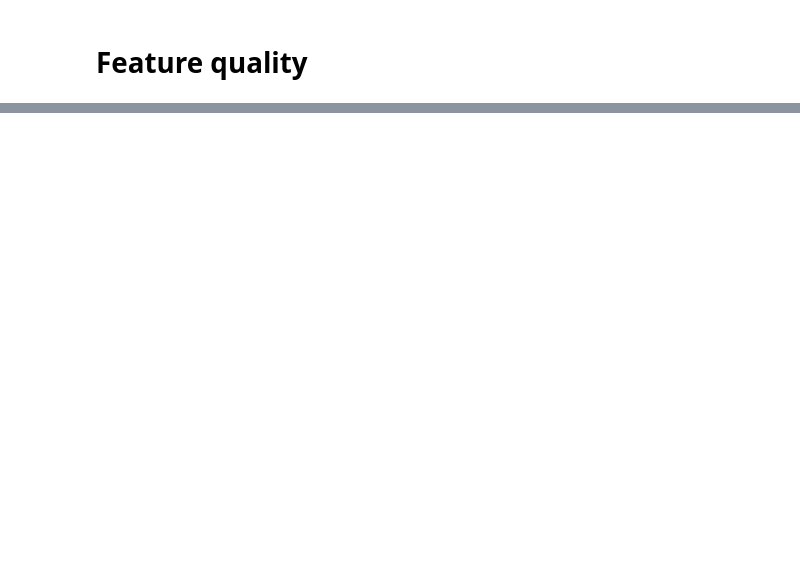
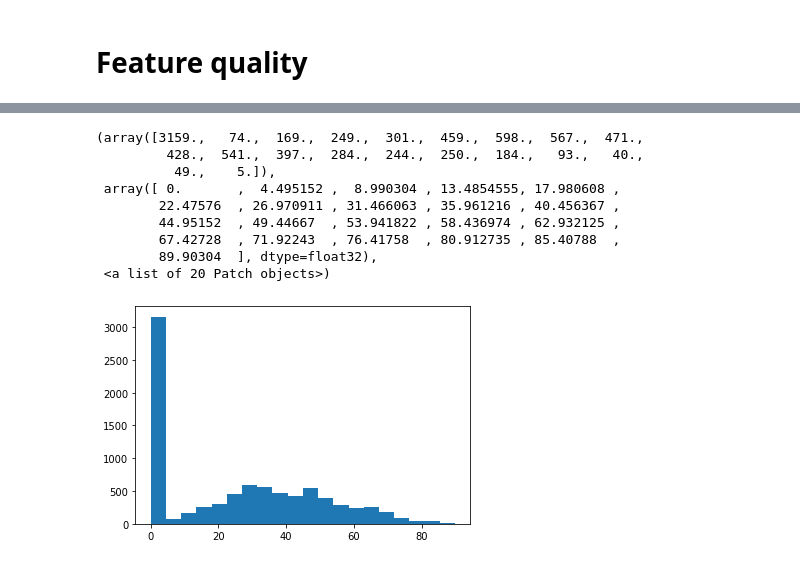
Before and after one commit to DaviesX/movie-lens, a Jupyter notebook: src/a_latent_nn.ipynb, the cells around one changed output, grey strips where cells are left out. Saved outputs shown, nothing was run; the diff lists cells and outputs as text; code cells hidden in the pictures; blank space fills up the shorter version.

```diff
--- a/src/a_latent_nn.ipynb
+++ b/src/a_latent_nn.ipynb
@@ -149,0 +171,21 @@ plt.scatter(x=tsne_valid_x[:,0], y=tsne_valid_x[:,1], c=rating_true_valid[:1000]
+# %%
+dist_dev = list()
+for movie_id in np.unique(ar=um_train.col):
+    users = um_train.row[um_train.col == movie_id]
+    user_vecs = user_embed_table[users]
+    d = user_vecs - np.mean(user_vecs, axis=0)
+    dists = np.sqrt(np.sum(d*d, axis=1))
+    dist_dev.append(np.mean(dists))
+# %%
+plt.hist(x=dist_dev, bins=20)
+# %% [output]
+(array([3159.,   74.,  169.,  249.,  301.,  459.,  598.,  567.,  471.,
+         428.,  541.,  397.,  284.,  244.,  250.,  184.,   93.,   40.,
+          49.,    5.]),
+ array([ 0.       ,  4.495152 ,  8.990304 , 13.4854555, 17.980608 ,
+        22.47576  , 26.970911 , 31.466063 , 35.961216 , 40.456367 ,
+        44.95152  , 49.44667  , 53.941822 , 58.436974 , 62.932125 ,
+        67.42728  , 71.92243  , 76.41758  , 80.912735 , 85.40788  ,
+        89.90304  ], dtype=float32),
+ <a list of 20 Patch objects>)
+[figure, added]
```
Also changed, not shown: parts of 17 cells of this notebook.
